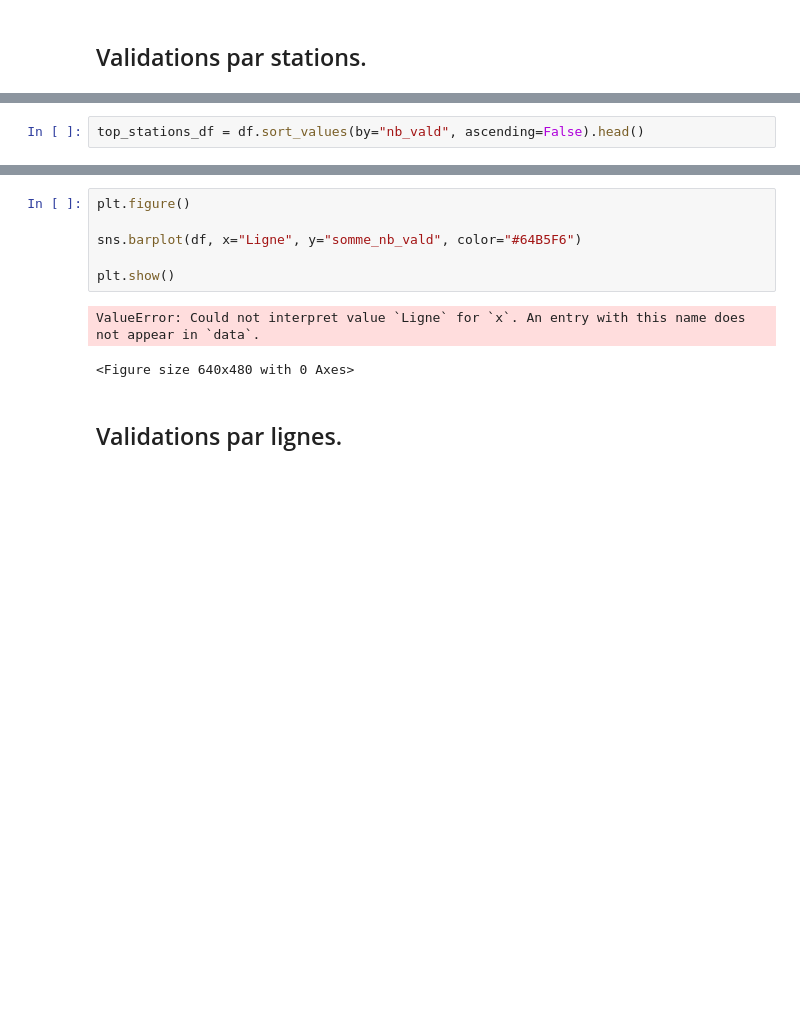
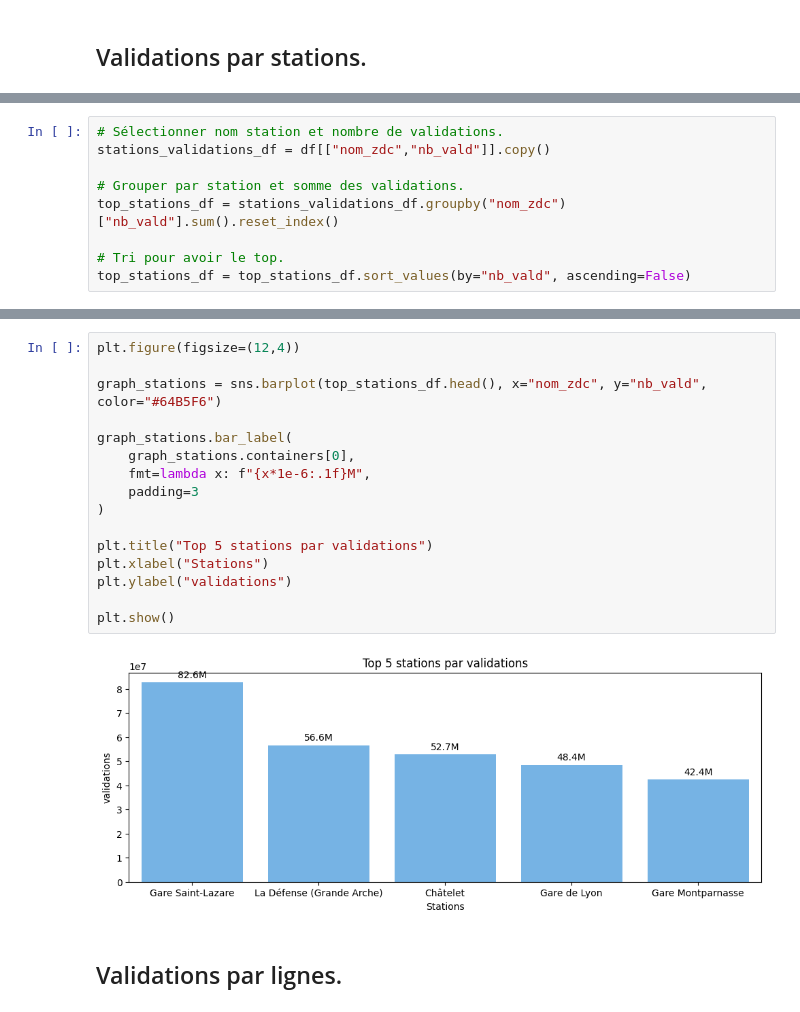
Before and after one commit to m1111111ke/idfm, a Jupyter notebook: notebooks/2_idfm_analyses.ipynb, the cells around one changed output, grey strips where cells are left out. Saved outputs shown, nothing was run; the diff lists cells and outputs as text; blank space fills up the shorter version.

```diff
--- a/notebooks/2_idfm_analyses.ipynb
+++ b/notebooks/2_idfm_analyses.ipynb
@@ -83,2 +61,9 @@ plt.show()
 # %%
-top_stations_df = df.sort_values(by="nb_vald", ascending=False).head()
+# Sélectionner nom station et nombre de validations.
+stations_validations_df = df[["nom_zdc","nb_vald"]].copy()
+
+# Grouper par station et somme des validations.
+top_stations_df = stations_validations_df.groupby("nom_zdc")["nb_vald"].sum().reset_index()
+
+# Tri pour avoir le top.
+top_stations_df = top_stations_df.sort_values(by="nb_vald", ascending=False)
@@ -85,11 +79,20 @@ top_stations_df = df.sort_values(by="nb_vald", ascending=False).head()
 # %%
-plt.figure()
+plt.figure(figsize=(12,4))
 
-sns.barplot(df, x="Ligne", y="somme_nb_vald", color="#64B5F6")
+graph_stations = sns.barplot(top_stations_df.head(), x="nom_zdc", y="nb_vald", color="#64B5F6")
+
+graph_stations.bar_label(
+    graph_stations.containers[0],
+    fmt=lambda x: f"{x*1e-6:.1f}M",
+    padding=3
+)
+
+plt.title("Top 5 stations par validations")
+plt.xlabel("Stations")
+plt.ylabel("validations")
 
 plt.show()
 # %% [output]
-ValueError: Could not interpret value `Ligne` for `x`. An entry with this name does not appear in `data`.
-<Figure size 640x480 with 0 Axes>
+[figure, added]
 # %% [markdown]
 ## Validations par lignes.
```
Also changed, not shown: parts of 16 cells of this notebook, 1 other file.
